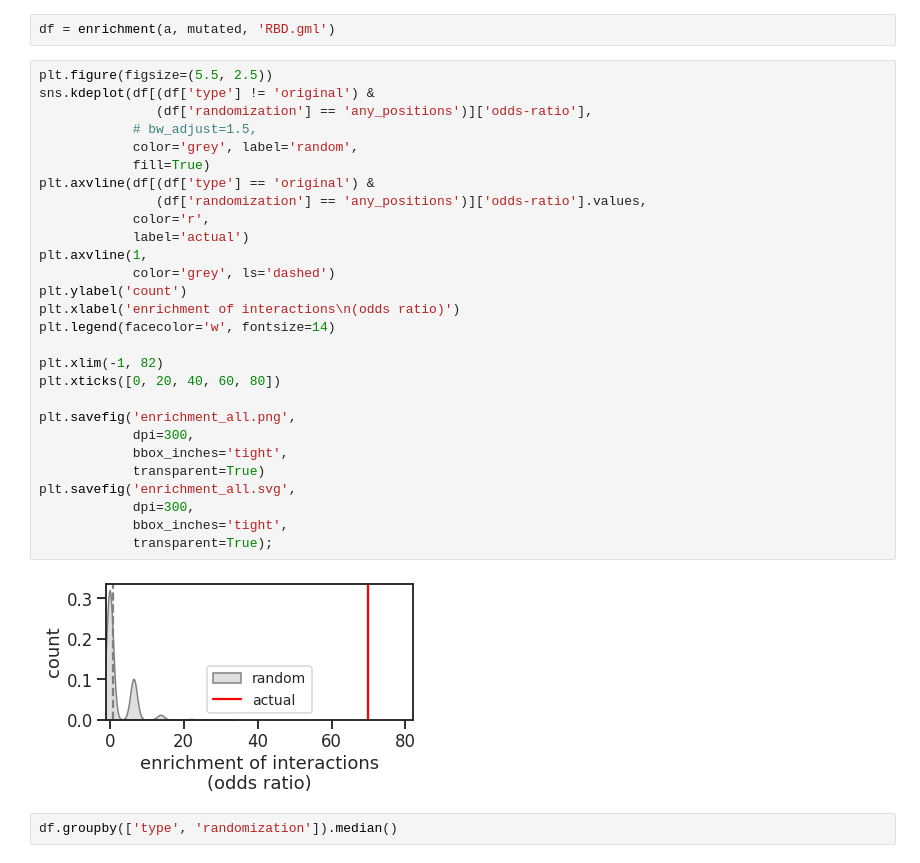
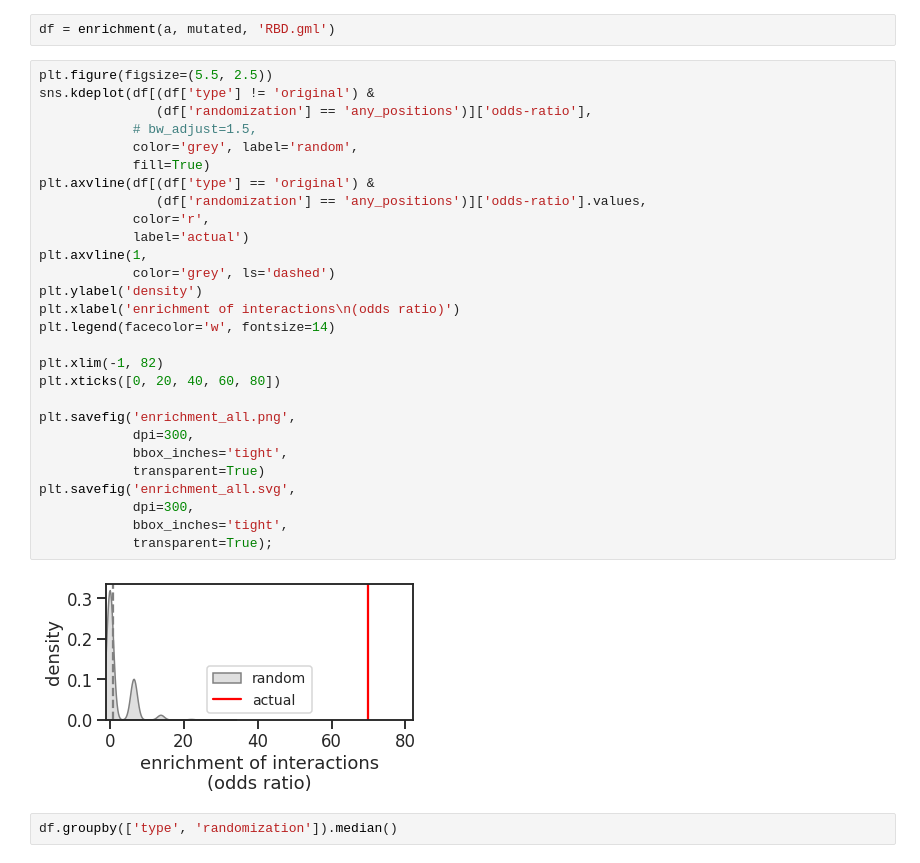
Before and after one commit to microbial-pangenomes-lab/2022_sarscov2_epistasis, a Jupyter notebook: notebooks/figure_1.ipynb, the cells around one changed output. Cells and saved outputs as stored; diff of their text form.

```diff
--- a/notebooks/figure_1.ipynb
+++ b/notebooks/figure_1.ipynb
@@ -224,33 +224,33 @@ df = enrichment(a, mutated, 'RBD.gml')
 # %%
 plt.figure(figsize=(5.5, 2.5))
 sns.kdeplot(df[(df['type'] != 'original') &
                (df['randomization'] == 'any_positions')]['odds-ratio'],
             # bw_adjust=1.5,
             color='grey', label='random',
             fill=True)
 plt.axvline(df[(df['type'] == 'original') &
                (df['randomization'] == 'any_positions')]['odds-ratio'].values,
             color='r',
             label='actual')
 plt.axvline(1,
             color='grey', ls='dashed')
-plt.ylabel('count')
+plt.ylabel('density')
 plt.xlabel('enrichment of interactions\n(odds ratio)')
 plt.legend(facecolor='w', fontsize=14)
 
 plt.xlim(-1, 82)
 plt.xticks([0, 20, 40, 60, 80])
 
 plt.savefig('enrichment_all.png',
             dpi=300,
             bbox_inches='tight',
             transparent=True)
 plt.savefig('enrichment_all.svg',
             dpi=300,
             bbox_inches='tight',
             transparent=True);
 # %% [output]
-[figure, old version]
+[figure, new version]
 # %%
 df.groupby(['type', 'randomization']).median()
 # %% [output]
```
Also changed, not shown: parts of 1 cell of this notebook, 1 other file.
